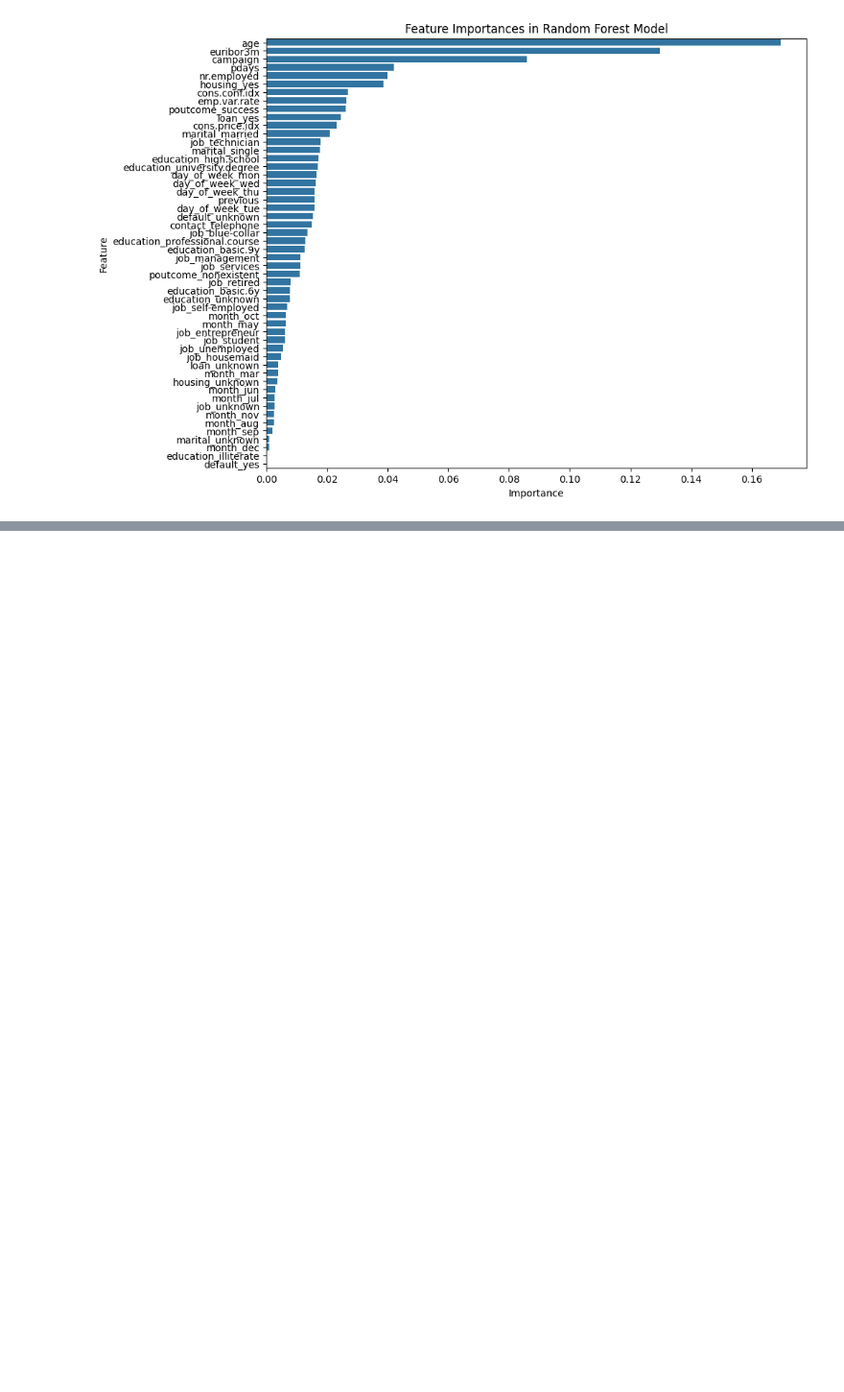
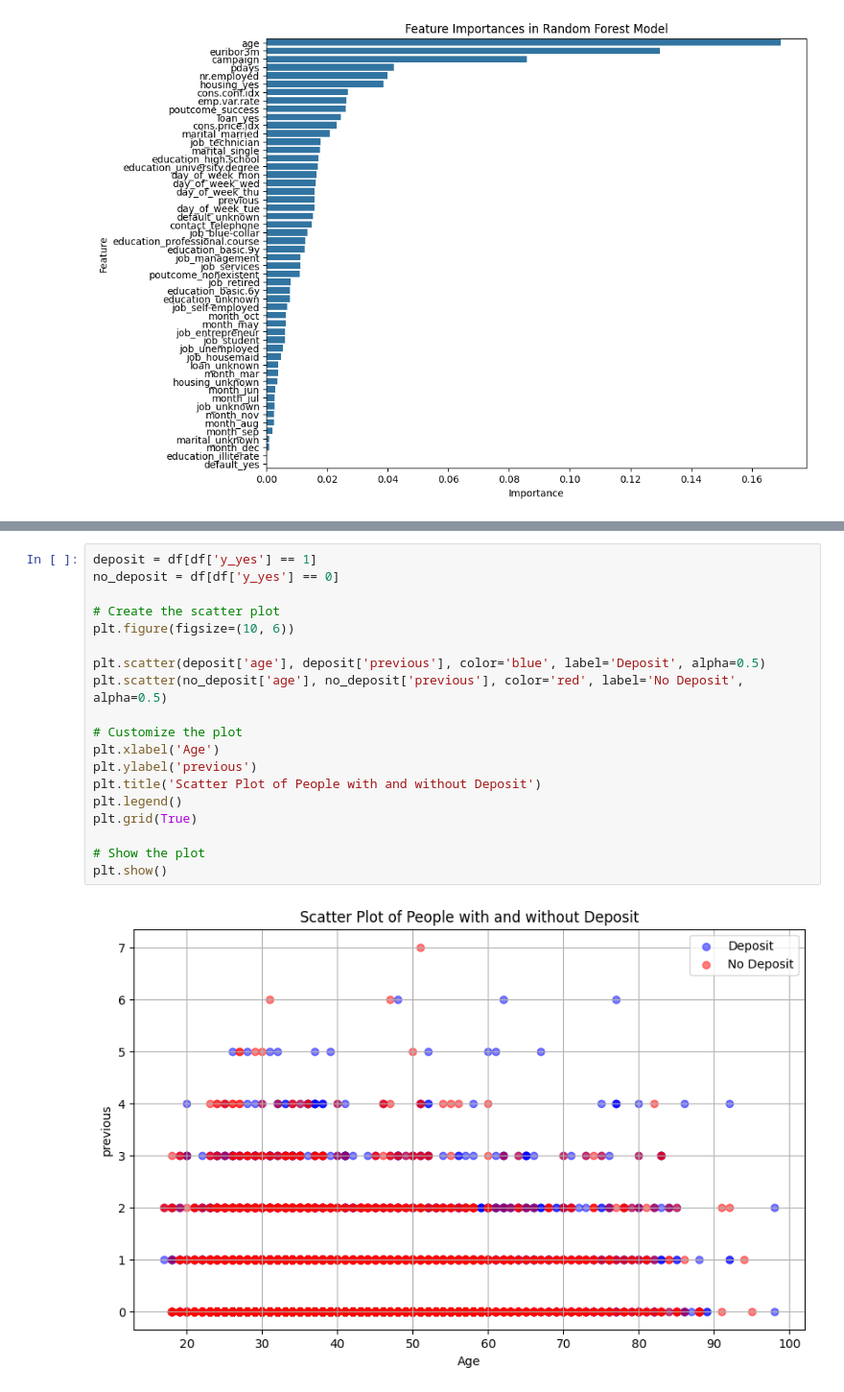
Before and after one commit to levi-wj/bank_case_study, a Jupyter notebook: josh_starter_bank.ipynb, the cells around one changed output, grey strips where cells are left out. Shown at 96% size. Saved outputs shown, nothing was run; the diff lists cells and outputs as text; blank space fills up the shorter version.

Commit message:
Some Visualizations

```diff
--- a/josh_starter_bank.ipynb
+++ b/josh_starter_bank.ipynb
@@ -251,3 +225,24 @@ Classification Report:
     accuracy                           0.89      7414
    macro avg       0.74      0.63      0.66      7414
 weighted avg       0.87      0.89      0.87      7414
+# %%
+deposit = df[df['y_yes'] == 1]
+no_deposit = df[df['y_yes'] == 0]
+
+# Create the scatter plot
+plt.figure(figsize=(10, 6))
+
+plt.scatter(deposit['age'], deposit['previous'], color='blue', label='Deposit', alpha=0.5)
+plt.scatter(no_deposit['age'], no_deposit['previous'], color='red', label='No Deposit', alpha=0.5)
+
+# Customize the plot
+plt.xlabel('Age')
+plt.ylabel('previous')
+plt.title('Scatter Plot of People with and without Deposit')
+plt.legend()
+plt.grid(True)
+
+# Show the plot
+plt.show()
+# %% [output]
+[figure, added]
```
Also changed, not shown: parts of 6 cells of this notebook, 1 other file.
